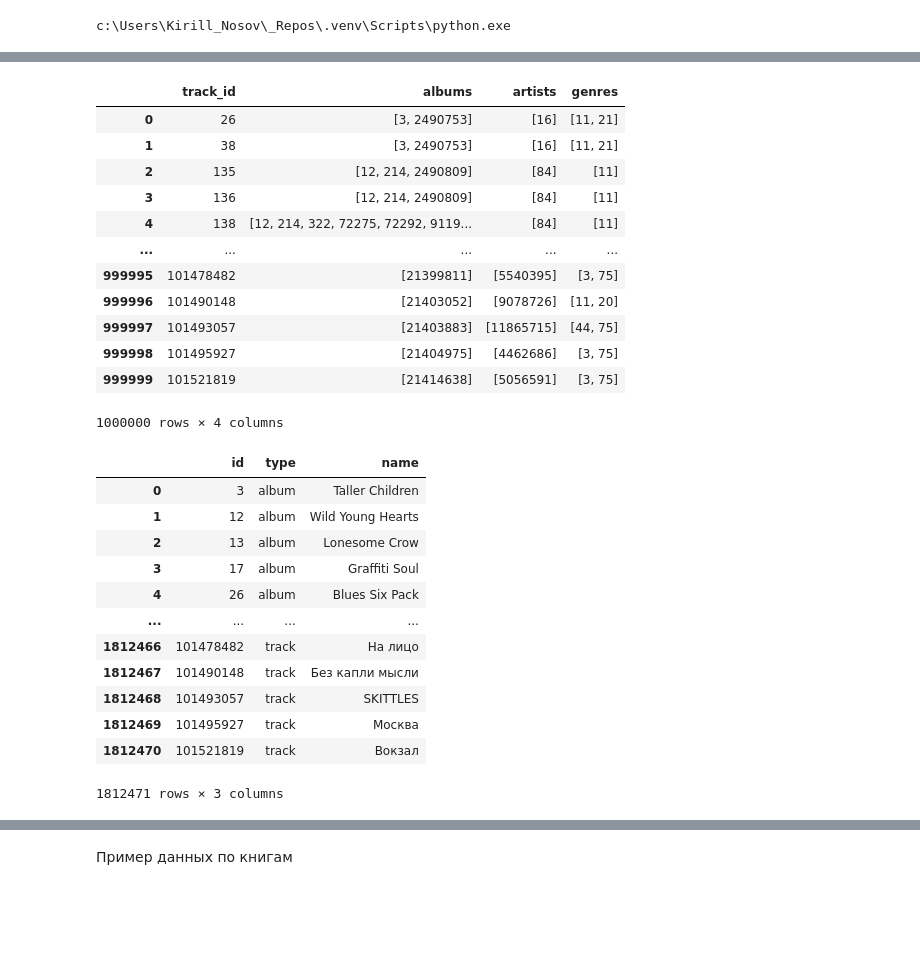
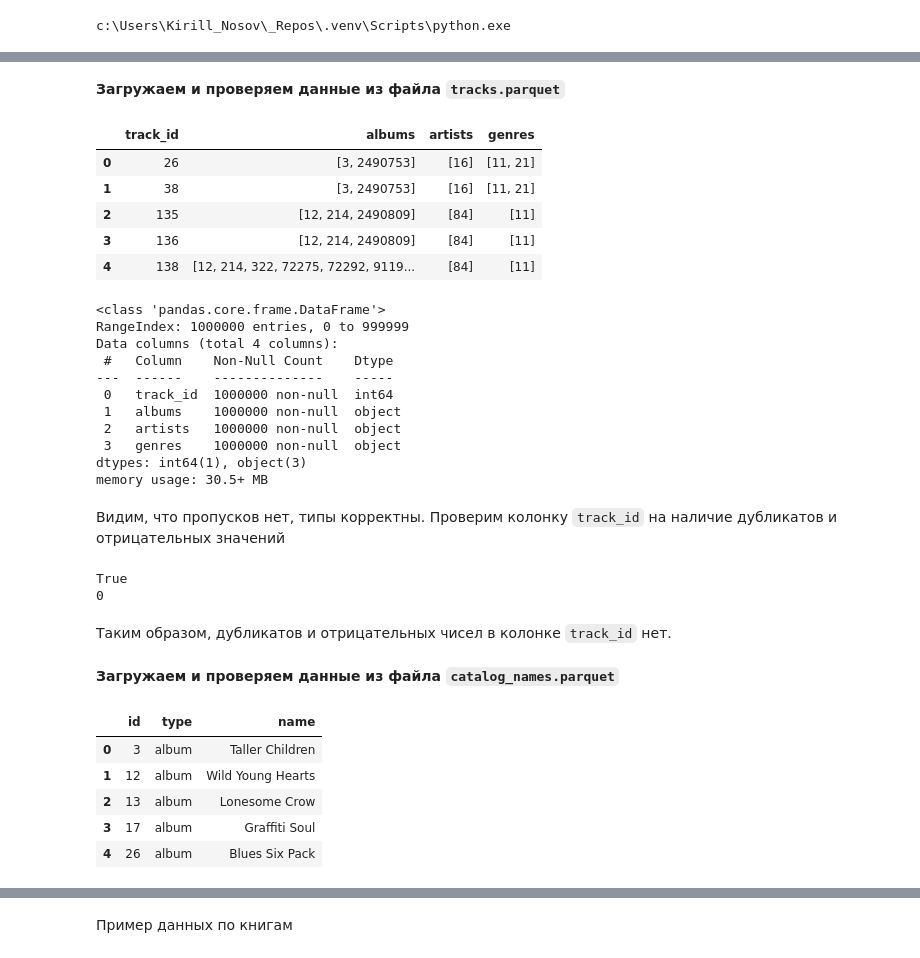
Before and after one commit to ibnkir/music-recsys-project, a Jupyter notebook: part_1_preprocess_eda.ipynb, the cells around one changed output, grey strips where cells are left out. Saved outputs shown, nothing was run; the diff lists cells and outputs as text; code cells hidden in the pictures; blank space fills up the shorter version.

```diff
--- a/part_1_preprocess_eda.ipynb
+++ b/part_1_preprocess_eda.ipynb
@@ -66,23 +63,48 @@ c:\ProgramData\Anaconda3\python.exe: No module named wget
+# %% [markdown]
+__Загружаем и проверяем данные из файла `tracks.parquet`__
 # %%
 tracks = pd.read_parquet("tracks.parquet")
-tracks
+tracks.head()
 # %% [output]
 |  | track_id | albums | artists | genres |
 | 0 | 26 | [3, 2490753] | [16] | [11, 21] |
 | 1 | 38 | [3, 2490753] | [16] | [11, 21] |
 | 2 | 135 | [12, 214, 2490809] | [84] | [11] |
 | 3 | 136 | [12, 214, 2490809] | [84] | [11] |
 | 4 | 138 | [12, 214, 322, 72275, 72292, 9119... | [84] | [11] |
-| ... | ... | ... | ... | ... |
-| 999995 | 101478482 | [21399811] | [5540395] | [3, 75] |
-| 999996 | 101490148 | [21403052] | [9078726] | [11, 20] |
-| 999997 | 101493057 | [21403883] | [11865715] | [44, 75] |
-| 999998 | 101495927 | [21404975] | [4462686] | [3, 75] |
-| 999999 | 101521819 | [21414638] | [5056591] | [3, 75] |
-1000000 rows × 4 columns
+# %%
+# Смотрим типы колонок, кол-во строк, объем данных и наличие пропусков
+tracks.info()
+# %% [output]
+<class 'pandas.core.frame.DataFrame'>
+RangeIndex: 1000000 entries, 0 to 999999
+Data columns (total 4 columns):
+ #   Column    Non-Null Count    Dtype
+---  ------    --------------    -----
+ 0   track_id  1000000 non-null  int64
+ 1   albums    1000000 non-null  object
+ 2   artists   1000000 non-null  object
+ 3   genres    1000000 non-null  object
+dtypes: int64(1), object(3)
+memory usage: 30.5+ MB
+# %% [markdown]
+Видим, что пропусков нет, типы корректны. Проверим колонку `track_id` на наличие дубликатов и отрицательных значений
+# %%
+# Проверяем track_id на наличие дубликатов
+print(tracks['track_id'].nunique() == len(tracks))
+
+# Проверяем track_id на наличие отрицательных значений
+print((tracks['track_id'] < 0).sum())
+# %% [output]
+True
+0
+# %% [markdown]
+Таким образом, дубликатов и отрицательных чисел в колонке `track_id` нет.
+# %% [markdown]
+__Загружаем и проверяем данные из файла `catalog_names.parquet`__
 # %%
 catalog_names = pd.read_parquet("catalog_names.parquet")
-catalog_names
+catalog_names.head()
 # %% [output]
 |  | id | type | name |
 | 0 | 3 | album | Taller Children |
@@ -90,10 +112,3 @@ catalog_names
 | 2 | 13 | album | Lonesome Crow |
 | 3 | 17 | album | Graffiti Soul |
 | 4 | 26 | album | Blues Six Pack |
-| ... | ... | ... | ... |
-| 1812466 | 101478482 | track | На лицо |
-| 1812467 | 101490148 | track | Без капли мысли |
-| 1812468 | 101493057 | track | SKITTLES |
-| 1812469 | 101495927 | track | Москва |
-| 1812470 | 101521819 | track | Вокзал |
-1812471 rows × 3 columns
```
Also changed, not shown: parts of 57 cells of this notebook, 3 other files.
